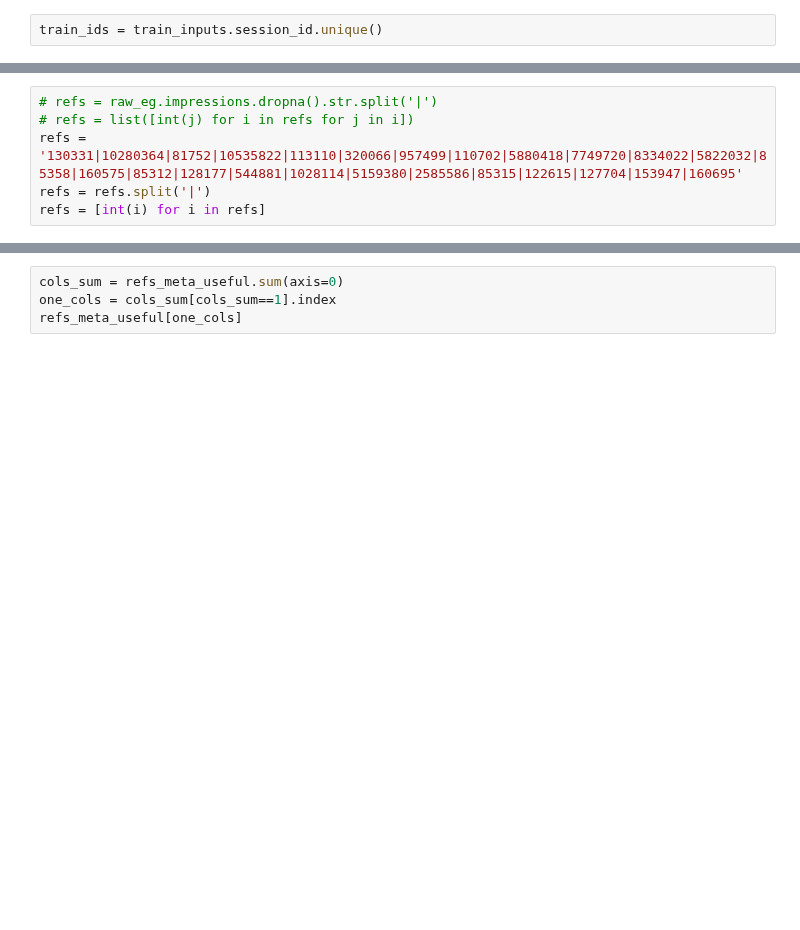
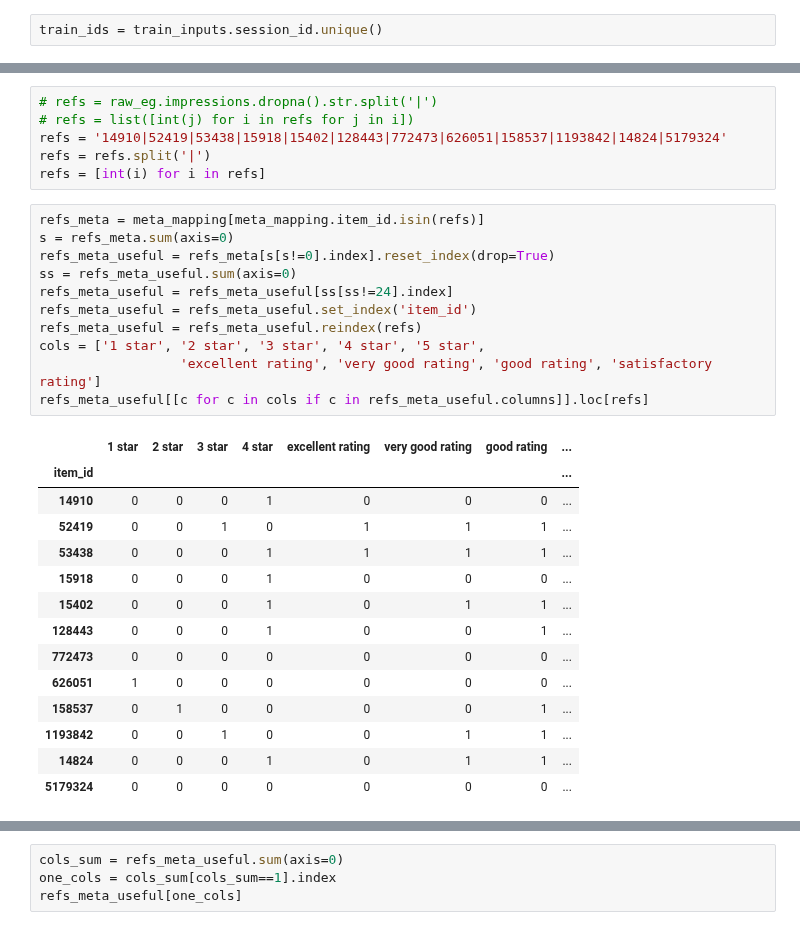
Before and after one commit to samshipengs/naps, a Jupyter notebook: eye_balling.ipynb, the cells around one changed output, grey strips where cells are left out. Saved outputs shown, nothing was run; the diff lists cells and outputs as text; blank space fills up the shorter version.

```diff
--- a/eye_balling.ipynb
+++ b/eye_balling.ipynb
@@ -88,6 +130,32 @@ meta_mapping = meta_encoding()
 # %%
 # refs = raw_eg.impressions.dropna().str.split('|')
 # refs = list([int(j) for i in refs for j in i])
-refs = '130331|10280364|81752|10535822|113110|320066|957499|110702|5880418|7749720|8334022|5822032|85358|160575|85312|128177|544881|1028114|5159380|2585586|85315|122615|127704|153947|160695'
+refs = '14910|52419|53438|15918|15402|128443|772473|626051|158537|1193842|14824|5179324'
 refs = refs.split('|')
 refs = [int(i) for i in refs]
+# %%
+refs_meta = meta_mapping[meta_mapping.item_id.isin(refs)]
+s = refs_meta.sum(axis=0)
+refs_meta_useful = refs_meta[s[s!=0].index].reset_index(drop=True)
+ss = refs_meta_useful.sum(axis=0)
+refs_meta_useful = refs_meta_useful[ss[ss!=24].index]
+refs_meta_useful = refs_meta_useful.set_index('item_id')
+refs_meta_useful = refs_meta_useful.reindex(refs)
+cols = ['1 star', '2 star', '3 star', '4 star', '5 star',
+                  'excellent rating', 'very good rating', 'good rating', 'satisfactory rating']
+refs_meta_useful[[c for c in cols if c in refs_meta_useful.columns]].loc[refs]
+# %% [output]
+|  | 1 star | 2 star | 3 star | 4 star | excellent rating | very good rating | good rating | ... |
+| item_id |  |  |  |  |  |  |  | ... |
+| 14910 | 0 | 0 | 0 | 1 | 0 | 0 | 0 | ... |
+| 52419 | 0 | 0 | 1 | 0 | 1 | 1 | 1 | ... |
+| 53438 | 0 | 0 | 0 | 1 | 1 | 1 | 1 | ... |
+| 15918 | 0 | 0 | 0 | 1 | 0 | 0 | 0 | ... |
+| 15402 | 0 | 0 | 0 | 1 | 0 | 1 | 1 | ... |
+| 128443 | 0 | 0 | 0 | 1 | 0 | 0 | 1 | ... |
+| 772473 | 0 | 0 | 0 | 0 | 0 | 0 | 0 | ... |
+| 626051 | 1 | 0 | 0 | 0 | 0 | 0 | 0 | ... |
+| 158537 | 0 | 1 | 0 | 0 | 0 | 0 | 1 | ... |
+| 1193842 | 0 | 0 | 1 | 0 | 0 | 1 | 1 | ... |
+| 14824 | 0 | 0 | 0 | 1 | 0 | 1 | 1 | ... |
+| 5179324 | 0 | 0 | 0 | 0 | 0 | 0 | 0 | ... |
```
Also changed, not shown: parts of 24 cells of this notebook, 2 other files.
